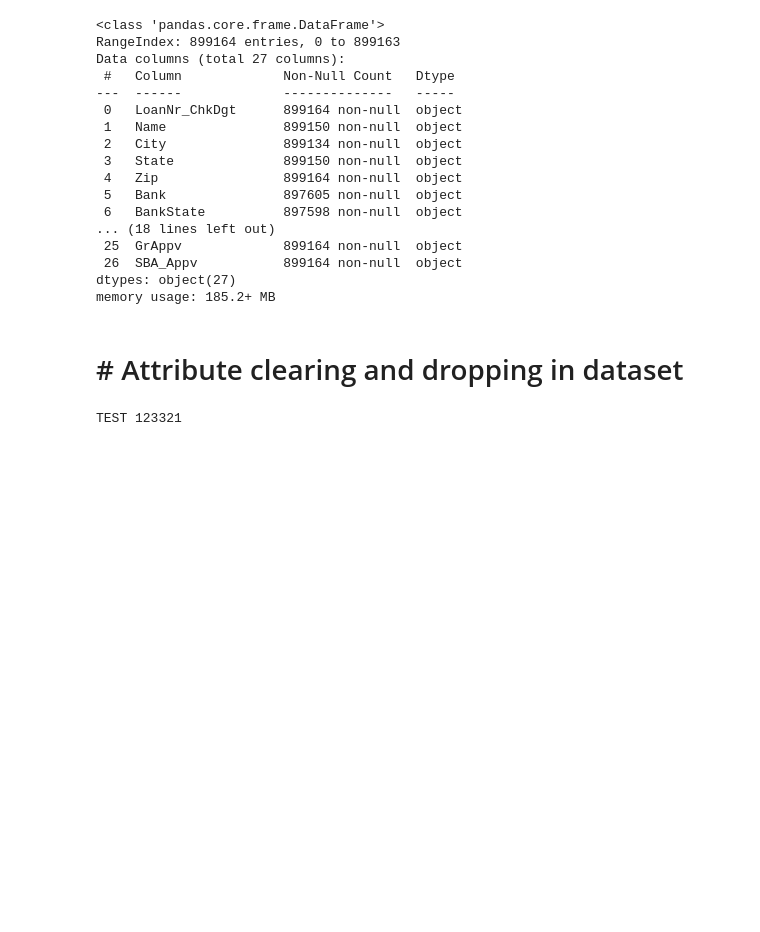
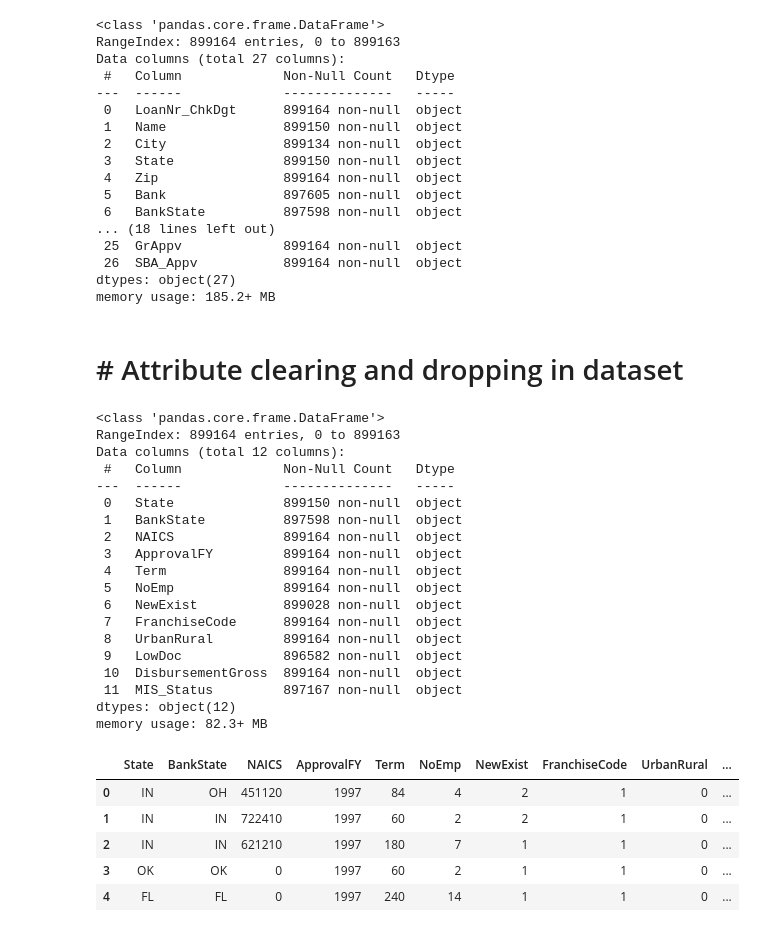
Before and after one commit to andreasmonster/bigdata, a Jupyter notebook: SBAnational_preprocessed.ipynb, the cells around one changed output. Saved outputs shown, nothing was run; the diff lists cells and outputs as text; code cells hidden in the pictures; blank space fills up the shorter version.

Commit message:
processing data

```diff
--- a/SBAnational_preprocessed.ipynb
+++ b/SBAnational_preprocessed.ipynb
@@ -30,10 +30,10 @@ import pandas as pd
 import numpy as np
 
 #Reading .csv file containing our data
-SBA_df = pd.read_csv('SBAnational.csv', sep=',', dtype='unicode')
+SBAloan_df = pd.read_csv('SBAnational.csv', sep=',', dtype='unicode')
 
 #Displaying data table
-SBA_df.head()
+SBAloan_df.head()
 # %% [output]
 |  | LoanNr_ChkDgt | Name | City | State | Zip | Bank | BankState | NAICS | ApprovalDate | ... |
 | 0 | 1000014003 | ABC HOBBYCRAFT | EVANSVILLE | IN | 47711 | FIFTH THIRD BANK | OH | 451120 | 28-Feb-97 | ... |
@@ -69,8 +69,40 @@ memory usage: 185.2+ MB
 # %% [markdown]
 # # Attribute clearing and dropping in dataset
 # %%
-print("TEST 123321")
+#From the attribution column, we can see there are many un-usefull variables, that will only cause noise in preparation for the data.
+#Therefore initiating drop command, to remove these from our dataset, and cleaning it up
+
+
+SBAloan_df = SBAloan_df.drop(columns=['CreateJob','RetainedJob','Zip','City','ChgOffDate','LoanNr_ChkDgt','Name','ApprovalDate','GrAppv','DisbursementDate','BalanceGross','ChgOffPrinGr','SBA_Appv','Bank','RevLineCr'])
-# %% [output]
-TEST 123321
 # %%
-print("HEY")
+#Now displaying our data, after dropping variables
+SBAloan_df.info()
+SBAloan_df.head()
+
+#We can see, that we're left with 12 variables.
+# %% [output]
+<class 'pandas.core.frame.DataFrame'>
+RangeIndex: 899164 entries, 0 to 899163
+Data columns (total 12 columns):
+ #   Column             Non-Null Count   Dtype
+---  ------             --------------   -----
+ 0   State              899150 non-null  object
+ 1   BankState          897598 non-null  object
+ 2   NAICS              899164 non-null  object
+ 3   ApprovalFY         899164 non-null  object
+ 4   Term               899164 non-null  object
+ 5   NoEmp              899164 non-null  object
+ 6   NewExist           899028 non-null  object
+ 7   FranchiseCode      899164 non-null  object
+ 8   UrbanRural         899164 non-null  object
+ 9   LowDoc             896582 non-null  object
+ 10  DisbursementGross  899164 non-null  object
+ 11  MIS_Status         897167 non-null  object
+dtypes: object(12)
+memory usage: 82.3+ MB
+|  | State | BankState | NAICS | ApprovalFY | Term | NoEmp | NewExist | FranchiseCode | UrbanRural | ... |
+| 0 | IN | OH | 451120 | 1997 | 84 | 4 | 2 | 1 | 0 | ... |
+| 1 | IN | IN | 722410 | 1997 | 60 | 2 | 2 | 1 | 0 | ... |
+| 2 | IN | IN | 621210 | 1997 | 180 | 7 | 1 | 1 | 0 | ... |
+| 3 | OK | OK | 0 | 1997 | 60 | 2 | 1 | 1 | 0 | ... |
+| 4 | FL | FL | 0 | 1997 | 240 | 14 | 1 | 1 | 0 | ... |
```
Also changed, not shown: parts of 15 cells of this notebook.
